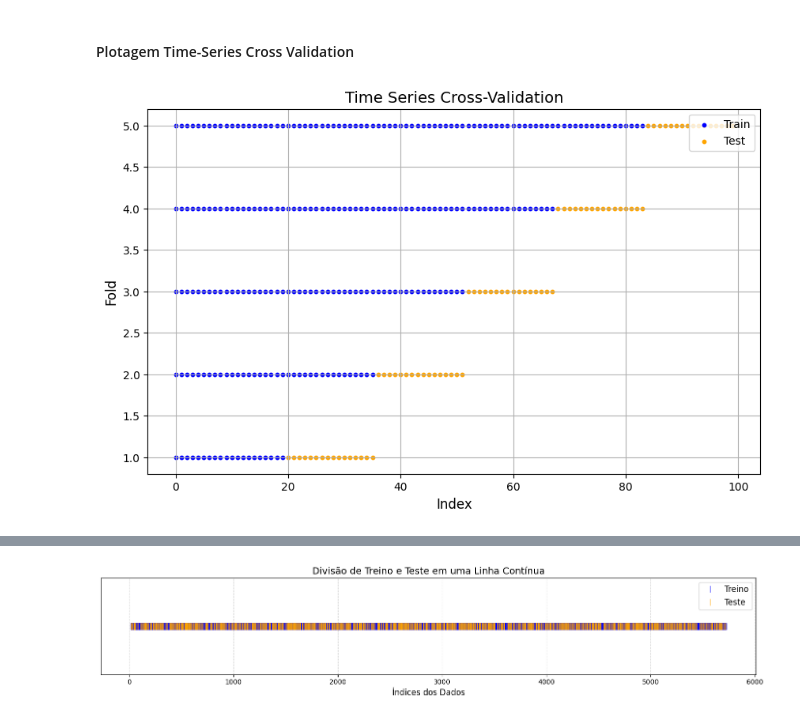
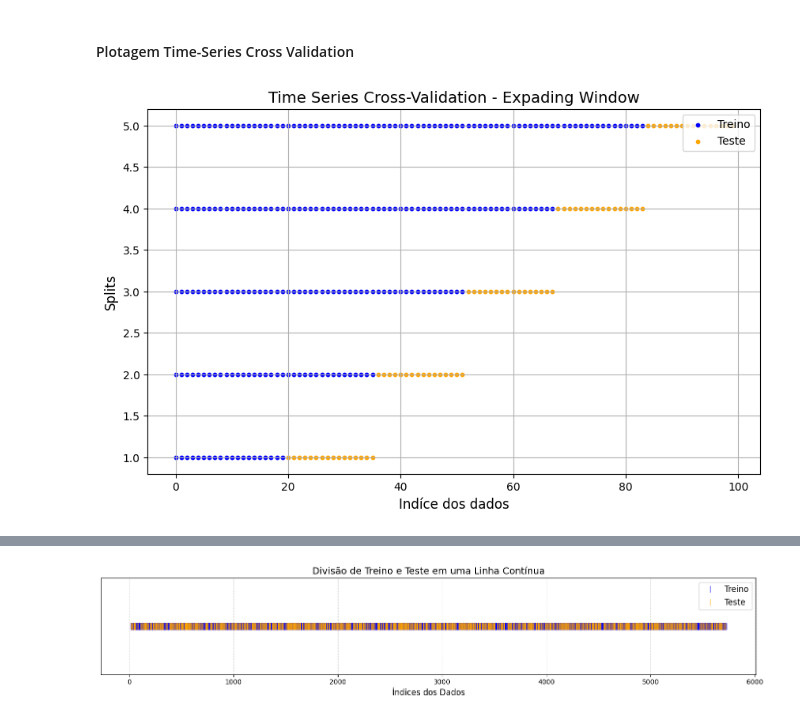
Before and after one commit to Bruno-Santana-Eco/TCC_Machine_learning, a Jupyter notebook: Random Forest 3.ipynb, the cells around one changed output, grey strips where cells are left out. Saved outputs shown, nothing was run; the diff lists cells and outputs as text; code cells hidden in the pictures.

```diff
--- a/Random Forest 3.ipynb
+++ b/Random Forest 3.ipynb
@@ -850,36 +865,36 @@ def plot_cross_val(n_splits, splitter_func, df, title_text):
     """
     Plot the splits for Time Series Cross-Validation.
 
     Args:
     - n_splits: Number of splits for cross-validation.
     - splitter_func: Cross-validation splitter (e.g., TimeSeriesSplit).
     - df: The dataset (DataFrame or array-like).
     - title_text: Title for the plot.
     """
     tscv = splitter_func(n_splits=n_splits)
     fig, ax = plt.subplots(figsize=(10, 6))
 
     # Iterate through splits and plot train/test indices
     for i, (train_idx, test_idx) in enumerate(tscv.split(df)):
-        ax.scatter(train_idx, [i + 1] * len(train_idx), color="blue", label="Train" if i == 0 else "", s=10)
-        ax.scatter(test_idx, [i + 1] * len(test_idx), color="orange", label="Test" if i == 0 else "", s=10)
+        ax.scatter(train_idx, [i + 1] * len(train_idx), color="blue", label="Treino" if i == 0 else "", s=10)
+        ax.scatter(test_idx, [i + 1] * len(test_idx), color="orange", label="Teste" if i == 0 else "", s=10)
 
     ax.set_title(title_text, fontsize=14)
-    ax.set_xlabel("Index", fontsize=12)
-    ax.set_ylabel("Fold", fontsize=12)
+    ax.set_xlabel("Indíce dos dados", fontsize=12)
+    ax.set_ylabel("Splits", fontsize=12)
     ax.legend(loc="upper right")
     ax.grid(True)
     plt.show()
 
 # Simulated example dataset
 data = np.arange(100)  # Replace with your actual dataset or DataFrame index
 
 # Plot the time series cross-validation splits
 plot_cross_val(
     n_splits=5,
     splitter_func=TimeSeriesSplit,
     df=data,
-    title_text="Time Series Cross-Validation"
+    title_text="Time Series Cross-Validation - Expading Window"
 )
 # %% [output]
-[figure, old version]
+[figure, new version]
```
Also changed, not shown: parts of 3 cells of this notebook.
